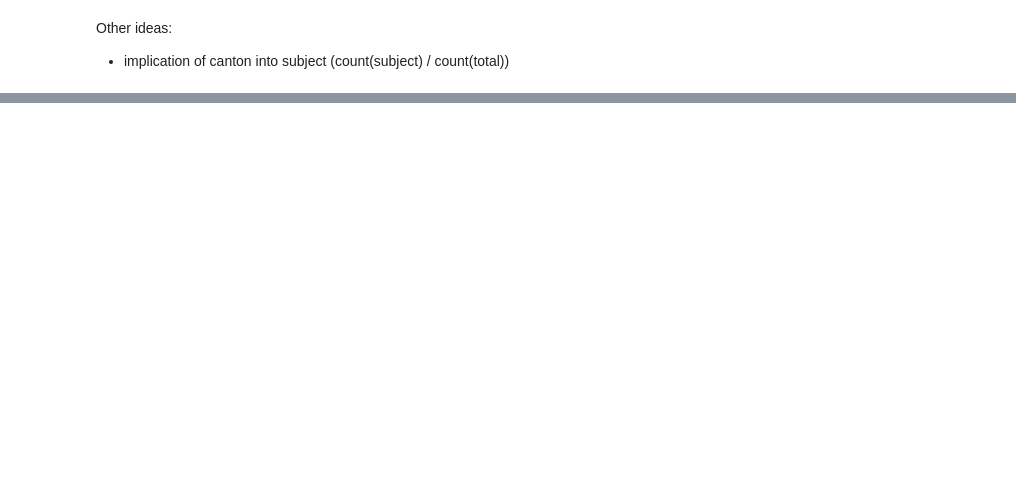
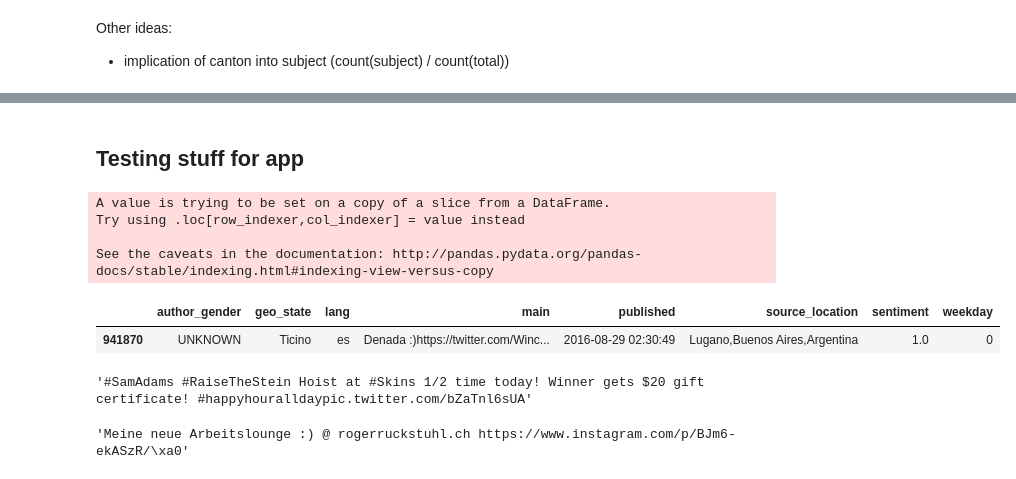
Before and after one commit to timozattol/ada-project, a Jupyter notebook: 04applied_statistics.ipynb, the cells around one changed output, grey strips where cells are left out. Saved outputs shown, nothing was run; the diff lists cells and outputs as text; code cells hidden in the pictures; blank space fills up the shorter version.

Commit message:
Addeed counting option

```diff
--- a/04applied_statistics.ipynb
+++ b/04applied_statistics.ipynb
@@ -98,3 +164,7 @@ main_df_opinion[main_df_opinion["geo_state"] == "Zurich"].groupby("weekday").mea
 # %% [markdown]
 Other ideas:
 * implication of canton into subject (count(subject) / count(total))
+# %%
+days = [0, 1, 2]
+langs = ['en', 'fr']
+main_df_opinion[main_df_opinion['weekday'].isin(days)].sample(10)
@@ -100,0 +183,37 @@ Other ideas:
+# %% [markdown]
+## Testing stuff for app
+# %%
+def filter_lang(df, langs):
+    """ filter the df with one or several languages """
+    return df[df['lang'].isin(langs)]
+
+def filter_relevant_states(df, threshold):
+    """ keep states that have more than `threshold` tweets """
+    return df.groupby("geo_state").filter(lambda x: x.count()["main"] > threshold)
+
+def append_weekday(df):
+    df["weekday"] = df["published"].apply(lambda x: x.weekday())
+
+def filter_weekday(df, days): #drop weekday after?
+    return df[df['weekday'].isin(days)]
+
+def filter_df(df, langs = ['en'], days = [0, 1, 2, 3, 4, 5, 6], threshold=0):
+    # Language filter
+    df = filter_lang(df, langs)
+    # Threshold filter if necessary
+    if threshold > 0:
+        df = filter_relevant_states(df, threshold)
+    # Weekday filter
+    append_weekday(df)
+    df = filter_weekday(df, days)
+    df.drop('weekday', 1)
+    return df
+# %%
+filter_df(main_df_opinion, ['es'], [0,1,2]).sample(1)
+# %% [output]
+A value is trying to be set on a copy of a slice from a DataFrame.
+Try using .loc[row_indexer,col_indexer] = value instead
+
+See the caveats in the documentation: http://pandas.pydata.org/pandas-docs/stable/indexing.html#indexing-view-versus-copy
+|  | author_gender | geo_state | lang | main | published | source_location | sentiment | weekday |
+| 941870 | UNKNOWN | Ticino | es | Denada :)https://twitter.com/Winc... | 2016-08-29 02:30:49 | Lugano,Buenos Aires,Argentina | 1.0 | 0 |
@@ -100,0 +233,16 @@ Other ideas:
+# %%
+get_happy_sad_tweet(main_df_opinion, False)
+# %% [output]
+'#SamAdams #RaiseTheStein Hoist at #Skins 1/2 time today! Winner gets $20 gift certificate! #happyhouralldaypic.twitter.com/bZaTnl6sUA'
+# %%
+from random import random
+happy_state = main_df_opinion.groupby("geo_state").mean().sort_values(by='sentiment', ascending=False).index[0]
+sad_state = main_df_opinion.groupby("geo_state").mean().sort_values(by='sentiment', ascending=False).index[-1]
+
+indexes = main_df_opinion[main_df_opinion['geo_state'] == happy_state]['main'].index
+indexes_list = list(indexes)
+random_index = int(random()*len(list(indexes)))
+tweet_selected_index = indexes_list[random_index]
+main_df_opinion.loc[tweet_selected_index]['main']
+# %% [output]
+'Meine neue Arbeitslounge :) @ rogerruckstuhl.ch https://www.instagram.com/p/BJm6-ekASzR/\xa0'
```
Also changed, not shown: parts of 15 cells of this notebook, 4 other files.
